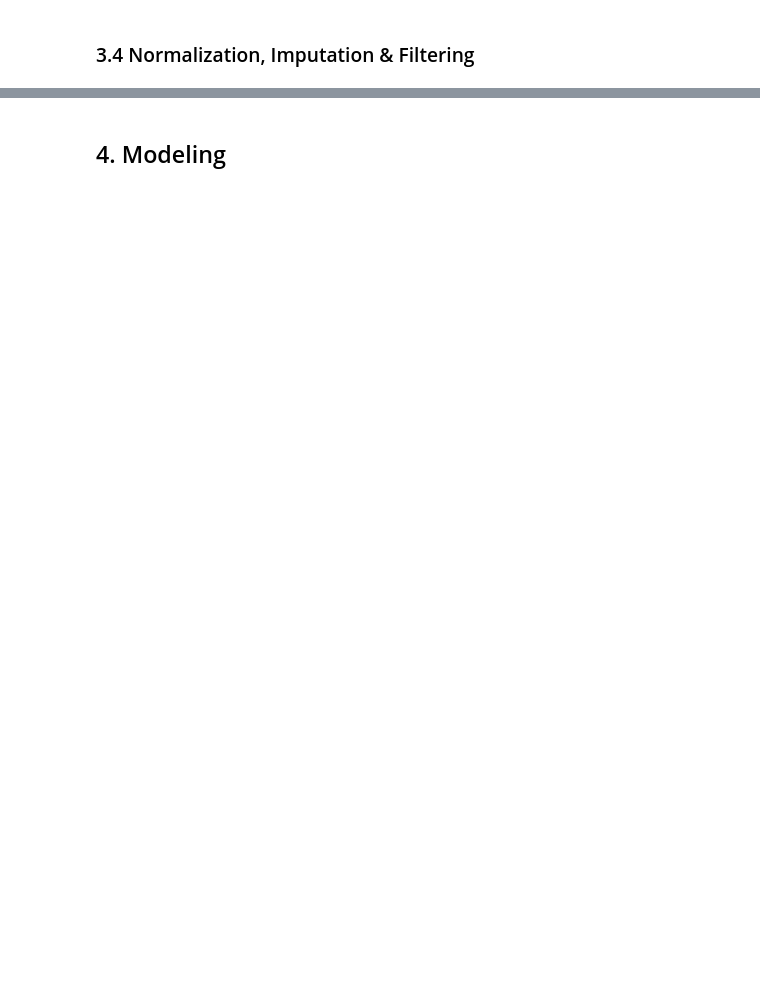
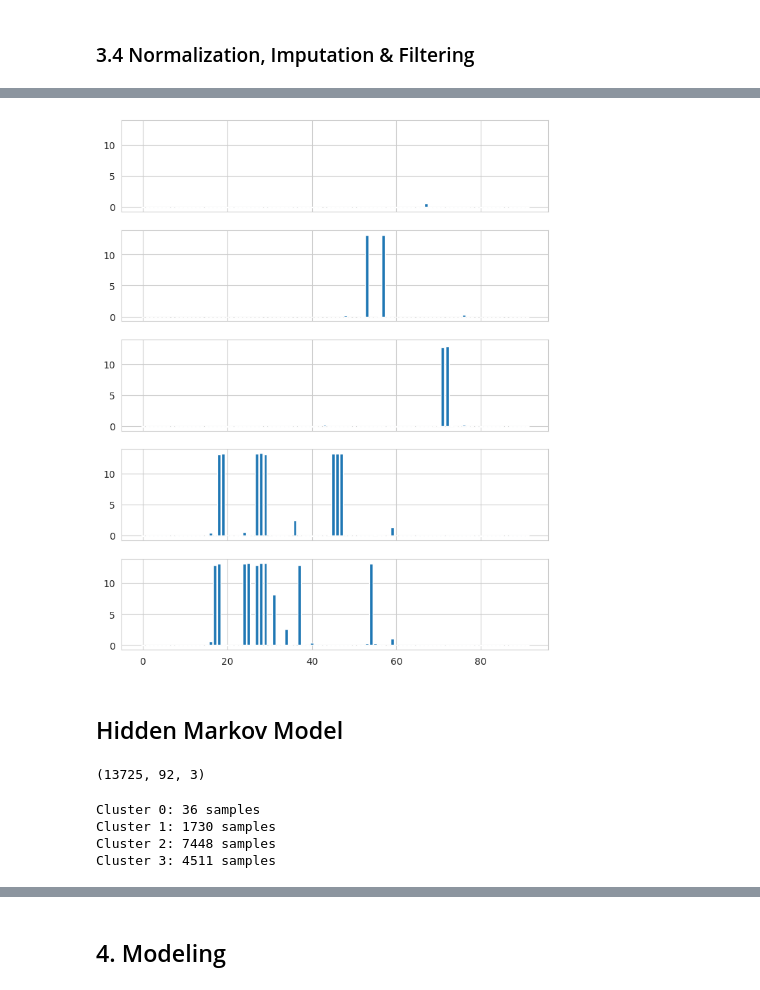
Before and after one commit to linou12/DataWhisperers, a Jupyter notebook: m6_DataWhisperers.ipynb, the cells around one changed output, grey strips where cells are left out. Saved outputs shown, nothing was run; the diff lists cells and outputs as text; code cells hidden in the pictures; blank space fills up the shorter version.

```diff
--- a/m6_DataWhisperers.ipynb
+++ b/m6_DataWhisperers.ipynb
@@ -558,0 +646,6 @@ df_q2.head()
+# %%
+feature1 = pd.DataFrame(df_q1[:,:,2])
+
+model = TimeSeriesKMeans(n_clusters=5, metric="dtw",
+                         max_iter=50)
+labels = model.fit_predict(feature1)
@@ -558,0 +663,15 @@ df_q2.head()
+# %%
+fig, axs = plt.subplots(len(model.cluster_centers_), 1, figsize=(8, 10), sharex=True, sharey=True)
+
+for id, row in enumerate(model.cluster_centers_):
+    row = [i[0] for i in row]
+    axs[id].bar(list(range(len(row))), row)
+plt.show()
+# %% [output]
+[figure, added]
+# %% [markdown]
+## Hidden Markov Model
+# %%
+df_q1.shape
+# %% [output]
+(13725, 92, 3)
@@ -558,0 +690,10 @@ df_q2.head()
+# %%
+labels_unique, counts = np.unique(Z2, return_counts=True)
+
+for label, count in zip(labels_unique, counts):
+    print(f'Cluster {label}: {count} samples')
+# %% [output]
+Cluster 0: 36 samples
+Cluster 1: 1730 samples
+Cluster 2: 7448 samples
+Cluster 3: 4511 samples
```
Also changed, not shown: parts of 30 cells of this notebook.
